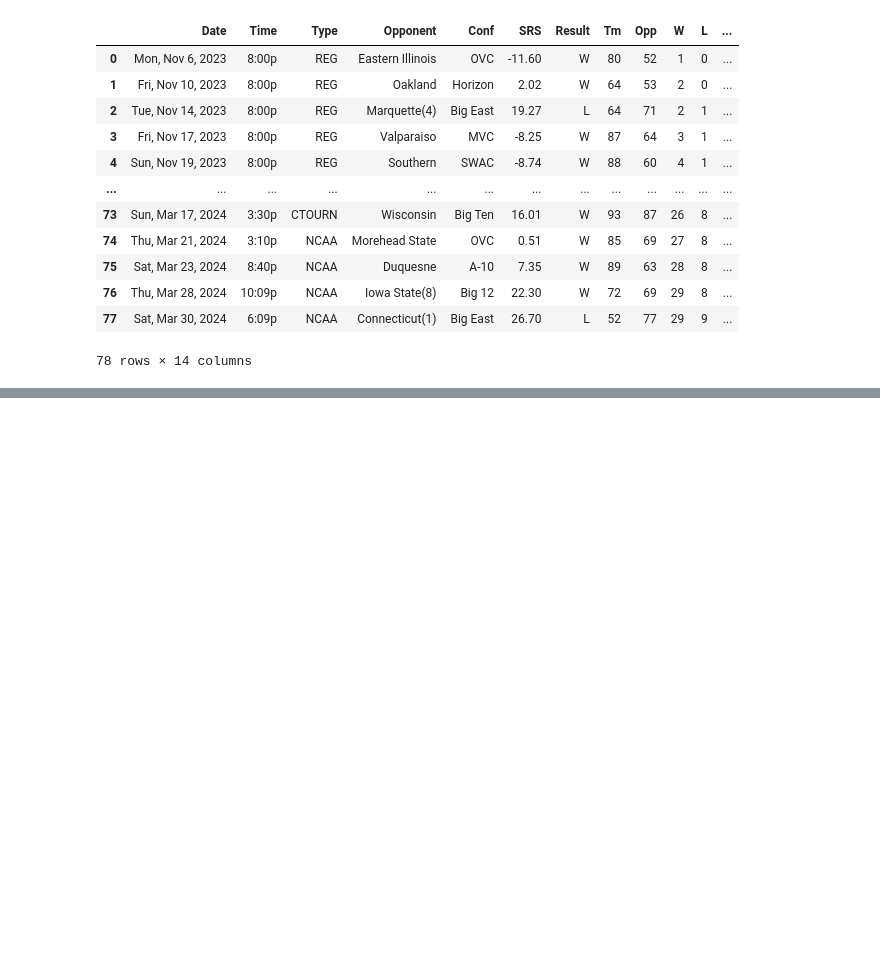
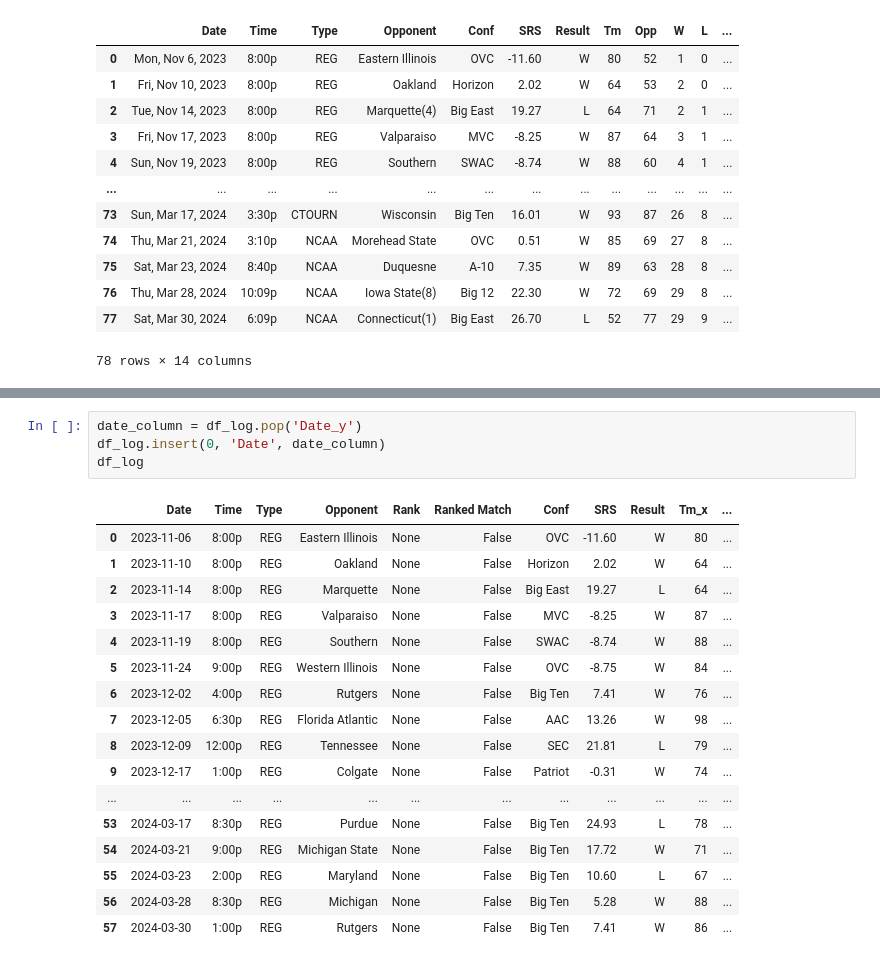
Before and after one commit to isaac-turk/DataDiveFa24, a Jupyter notebook: Eric-Cleaning.ipynb, the cells around one changed output, grey strips where cells are left out. Saved outputs shown, nothing was run; the diff lists cells and outputs as text; blank space fills up the shorter version.

```diff
--- a/Eric-Cleaning.ipynb
+++ b/Eric-Cleaning.ipynb
@@ -268,0 +334,22 @@ results
+# %%
+date_column = df_log.pop('Date_y')
+df_log.insert(0, 'Date', date_column)
+df_log
+# %% [output]
+|  | Date | Time | Type | Opponent | Rank | Ranked Match | Conf | SRS | Result | Tm_x | ... |
+| 0 | 2023-11-06 | 8:00p | REG | Eastern Illinois | None | False | OVC | -11.60 | W | 80 | ... |
+| 1 | 2023-11-10 | 8:00p | REG | Oakland | None | False | Horizon | 2.02 | W | 64 | ... |
+| 2 | 2023-11-14 | 8:00p | REG | Marquette | None | False | Big East | 19.27 | L | 64 | ... |
+| 3 | 2023-11-17 | 8:00p | REG | Valparaiso | None | False | MVC | -8.25 | W | 87 | ... |
+| 4 | 2023-11-19 | 8:00p | REG | Southern | None | False | SWAC | -8.74 | W | 88 | ... |
+| 5 | 2023-11-24 | 9:00p | REG | Western Illinois | None | False | OVC | -8.75 | W | 84 | ... |
+| 6 | 2023-12-02 | 4:00p | REG | Rutgers | None | False | Big Ten | 7.41 | W | 76 | ... |
+| 7 | 2023-12-05 | 6:30p | REG | Florida Atlantic | None | False | AAC | 13.26 | W | 98 | ... |
+| 8 | 2023-12-09 | 12:00p | REG | Tennessee | None | False | SEC | 21.81 | L | 79 | ... |
+| 9 | 2023-12-17 | 1:00p | REG | Colgate | None | False | Patriot | -0.31 | W | 74 | ... |
+| ... | ... | ... | ... | ... | ... | ... | ... | ... | ... | ... | ... |
+| 53 | 2024-03-17 | 8:30p | REG | Purdue | None | False | Big Ten | 24.93 | L | 78 | ... |
+| 54 | 2024-03-21 | 9:00p | REG | Michigan State | None | False | Big Ten | 17.72 | W | 71 | ... |
+| 55 | 2024-03-23 | 2:00p | REG | Maryland | None | False | Big Ten | 10.60 | L | 67 | ... |
+| 56 | 2024-03-28 | 8:30p | REG | Michigan | None | False | Big Ten | 5.28 | W | 88 | ... |
+| 57 | 2024-03-30 | 1:00p | REG | Rutgers | None | False | Big Ten | 7.41 | W | 86 | ... |
```
Also changed, not shown: parts of 6 cells of this notebook, 3 other files.
